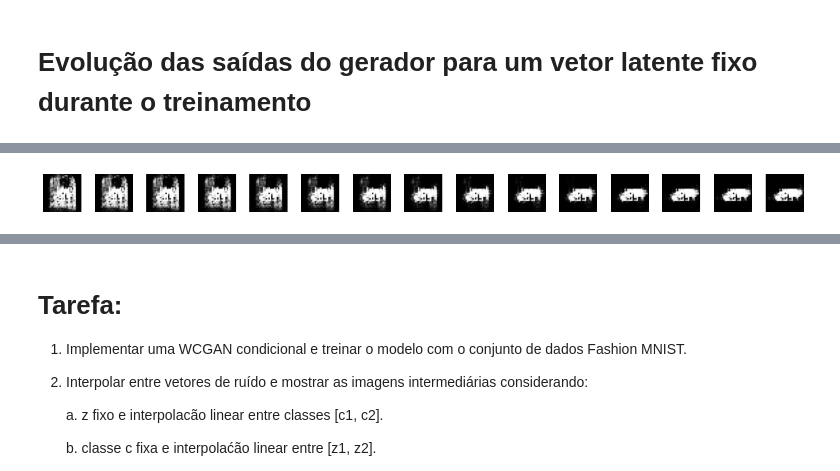
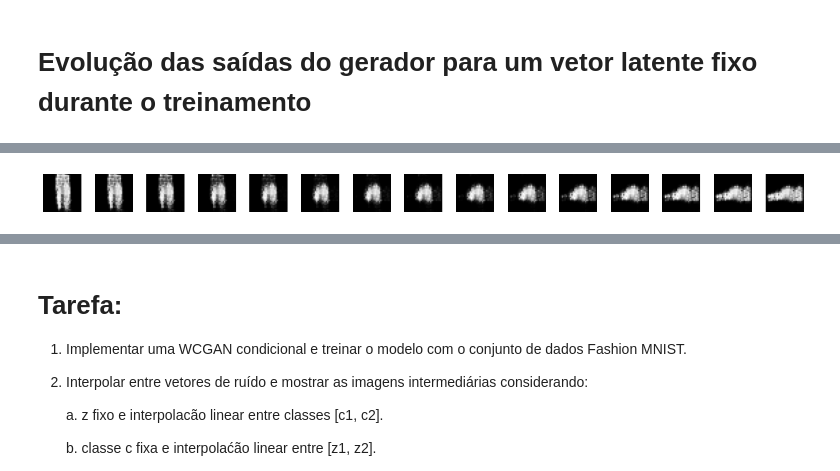
Before and after one commit to davialmeida135/GenAI, a Jupyter notebook: 05 - WGAN Condicional/tarefa05.ipynb, the cells around one changed output, grey strips where cells are left out. Drawn from its saved outputs; the diff is of its cells as text; code cells hidden in the pictures.

```diff
--- a/05 - WGAN Condicional/tarefa05.ipynb
+++ b/05 - WGAN Condicional/tarefa05.ipynb
@@ -583,35 +583,35 @@ def interp_z_fixo(
     # Interpola linearmente entre c1 e c2 ao longo de steps
     c_seq = torch.lerp(c1_b, c2_b, alphas.view(-1, 1))      # lerp(a,b,alpha) = (1 - alpha) * a + alpha * b
 
     # Repete o mesmo vetor z_fix para todos os steps
     z_batch = z_fix.expand(steps, -1)
 
     # Desativa o cálculo de gradientes durante a geração
     with torch.no_grad():
         gerador.eval()
         imgs = gerador(z_batch, c_seq)
 
     # Converte cada imagem gerada para numpy e remove dimensões extras
     interpolados = [img.squeeze().cpu().numpy() for img in imgs]
 
     # Plota as imagens em um grid
     plot_multiple_images(interpolados, n_cols=steps)
 
     return
 
 
 interp_z_fixo(
     gerador=modelo_gerador,
     device=device,
     z_dim=z_dim,        # dimensão latente usada no treinamento
     num_classes=10,     # número de classes do conjunto de dados
-    classe_1=2,         # classe 1
+    classe_1=1,         # classe 1
     classe_2=7,         # classe 2
     steps=15,           # número de passos da interpolação
     seed=5              # semente para reprodutibilidade
 )
 # %% [output]
-[figure, old version]
+[figure, new version]
 # %%
 def interp_c_fixo(
     gerador,
```
Also changed, not shown: parts of 5 cells of this notebook, 5 other files.
